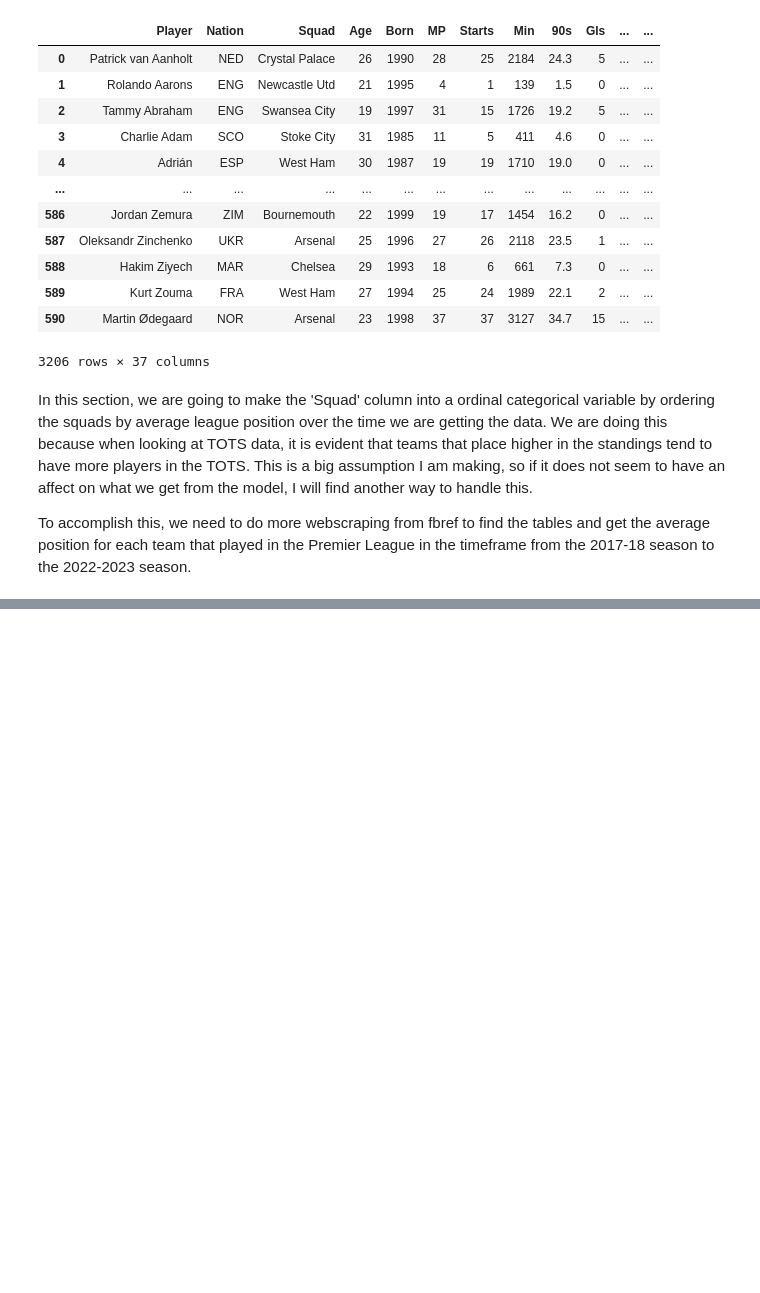
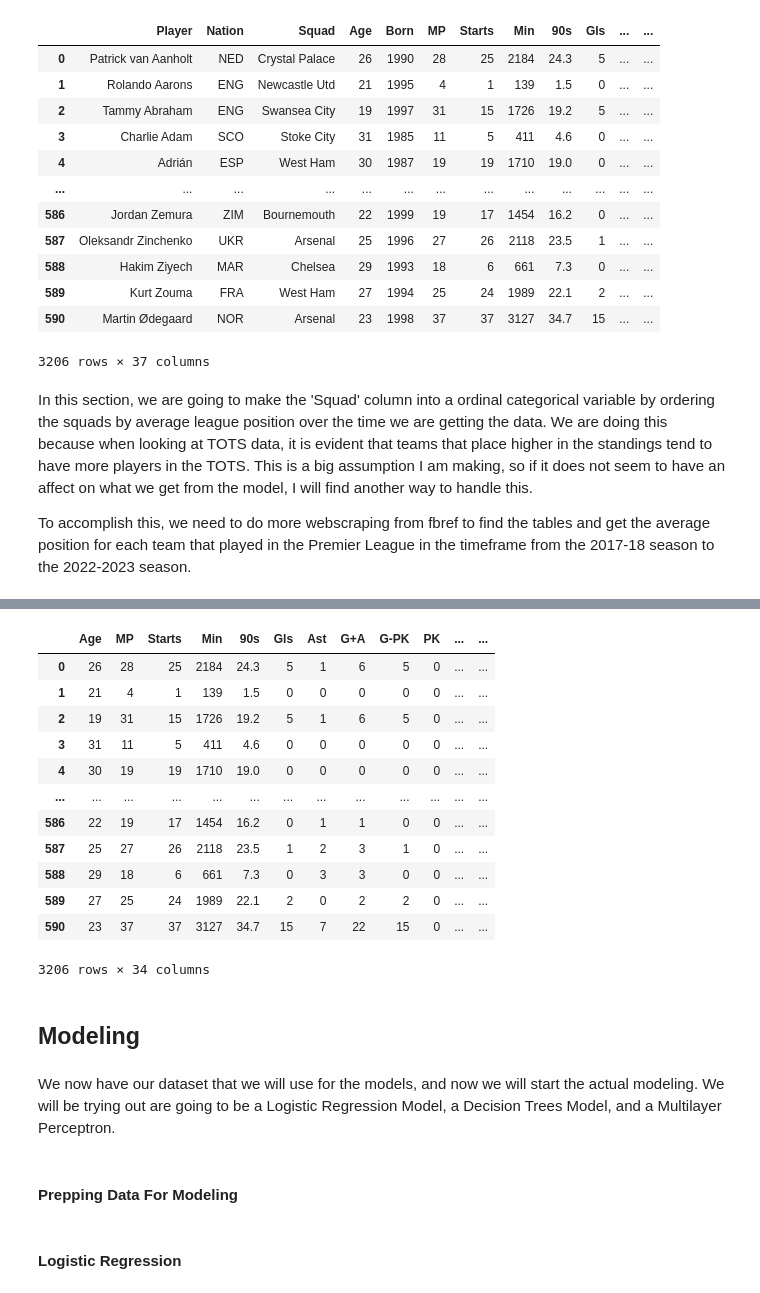
Before and after one commit to Marcos-Zertuche/PL-Player-Forecast, a Jupyter notebook: TOTS-Predictor/InitialModeling.ipynb, the cells around one changed output, grey strips where cells are left out. Saved outputs shown, nothing was run; the diff lists cells and outputs as text; code cells hidden in the pictures; blank space fills up the shorter version.

Commit message:
Finished processing data, need to model

```diff
--- a/TOTS-Predictor/InitialModeling.ipynb
+++ b/TOTS-Predictor/InitialModeling.ipynb
@@ -320,0 +335,15 @@ for team, avg_position in sorted_team_avg_pos_dict:
+# %%
+# Now I will apply this to the Squad attribute
+
+# Create Dict that will map to squad:
+squad_dict = {}
+
+# Make a dictionary based on the name of the team and the position theyre in
+for i in range(len(sorted_team_avg_pos_dict)): squad_dict[sorted_team_avg_pos_dict[i][0]] = i + 1
+
+# Print out Ordering
+# for s in squad_dict: print(s)
+
+
+df['Squad_ordinal'] = df.Squad.map(squad_dict)
+df
@@ -320,0 +364,9 @@ for team, avg_position in sorted_team_avg_pos_dict:
+# %%
+"""ONE HOT ENCODING POSITION"""
+le = LabelEncoder()
+# Fit the encoder (learn mappings)
+le.fit(df['Pos'])
+
+# Transform categorical data and create a new column
+df['Pos_encoded'] = le.transform(df['Pos'])
+df
@@ -320,0 +387,24 @@ for team, avg_position in sorted_team_avg_pos_dict:
+# %%
+"""DROP UNNECESSARY COLUMNS"""
+df = df.drop(columns=['Squad' , 'Player', 'Nation', 'Born', 'Pos','Tots_Apps'])
+df
+# %% [output]
+|  | Age | MP | Starts | Min | 90s | Gls | Ast | G+A | G-PK | PK | ... | ... |
+| 0 | 26 | 28 | 25 | 2184 | 24.3 | 5 | 1 | 6 | 5 | 0 | ... | ... |
+| 1 | 21 | 4 | 1 | 139 | 1.5 | 0 | 0 | 0 | 0 | 0 | ... | ... |
+| 2 | 19 | 31 | 15 | 1726 | 19.2 | 5 | 1 | 6 | 5 | 0 | ... | ... |
+| 3 | 31 | 11 | 5 | 411 | 4.6 | 0 | 0 | 0 | 0 | 0 | ... | ... |
+| 4 | 30 | 19 | 19 | 1710 | 19.0 | 0 | 0 | 0 | 0 | 0 | ... | ... |
+| ... | ... | ... | ... | ... | ... | ... | ... | ... | ... | ... | ... | ... |
+| 586 | 22 | 19 | 17 | 1454 | 16.2 | 0 | 1 | 1 | 0 | 0 | ... | ... |
+| 587 | 25 | 27 | 26 | 2118 | 23.5 | 1 | 2 | 3 | 1 | 0 | ... | ... |
+| 588 | 29 | 18 | 6 | 661 | 7.3 | 0 | 3 | 3 | 0 | 0 | ... | ... |
+| 589 | 27 | 25 | 24 | 1989 | 22.1 | 2 | 0 | 2 | 2 | 0 | ... | ... |
+| 590 | 23 | 37 | 37 | 3127 | 34.7 | 15 | 7 | 22 | 15 | 0 | ... | ... |
+3206 rows × 34 columns
+# %% [markdown]
+## Modeling
+# %% [markdown]
+We now have our dataset that we will use for the models, and now we will start the actual modeling. We will be trying out are going to be a Logistic Regression Model, a Decision Trees Model, and a Multilayer Perceptron.
+# %% [markdown]
+#### Prepping Data For Modeling
@@ -320,0 +417,2 @@ for team, avg_position in sorted_team_avg_pos_dict:
+# %% [markdown]
+#### Logistic Regression
```
Also changed, not shown: parts of 5 cells of this notebook.
